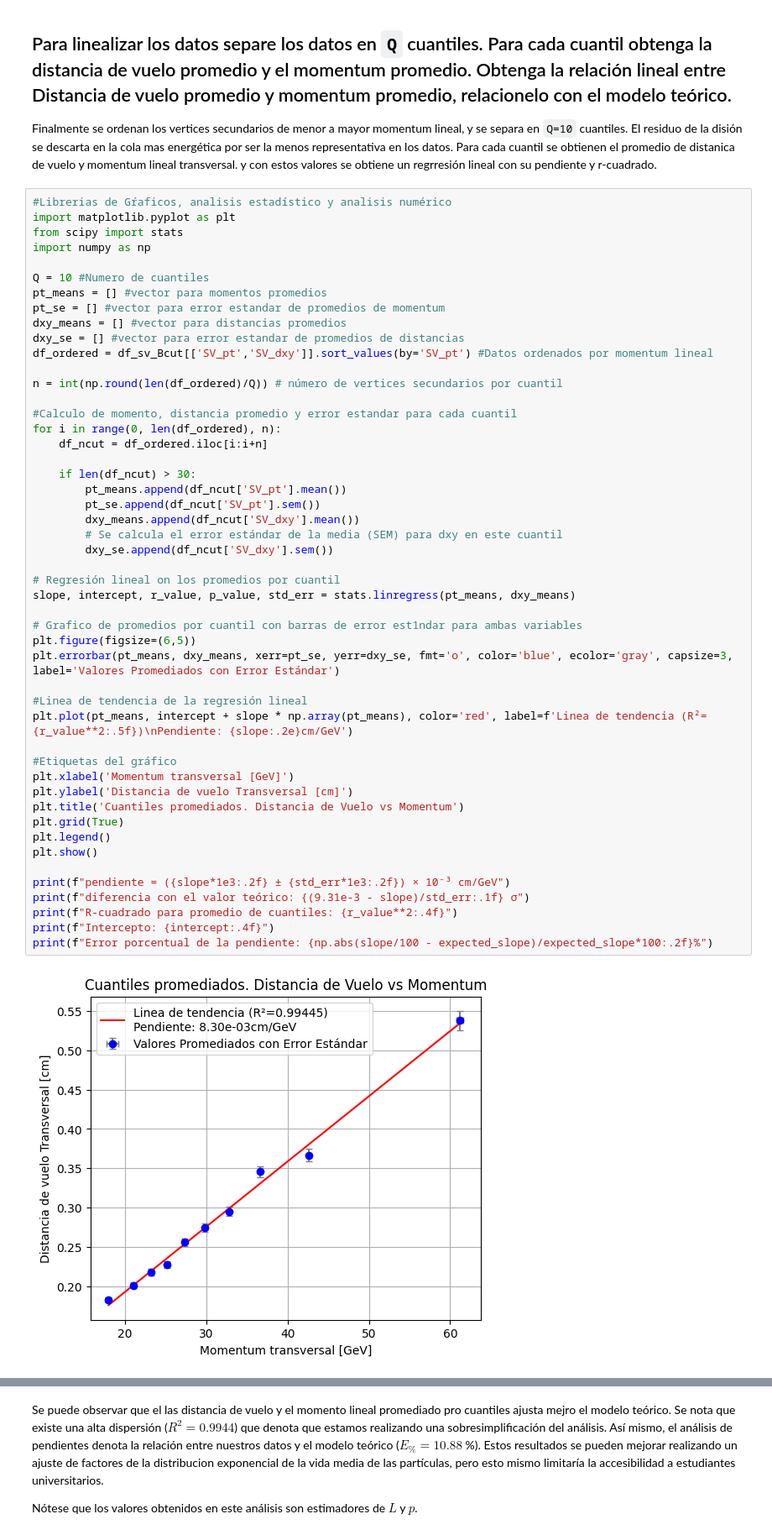
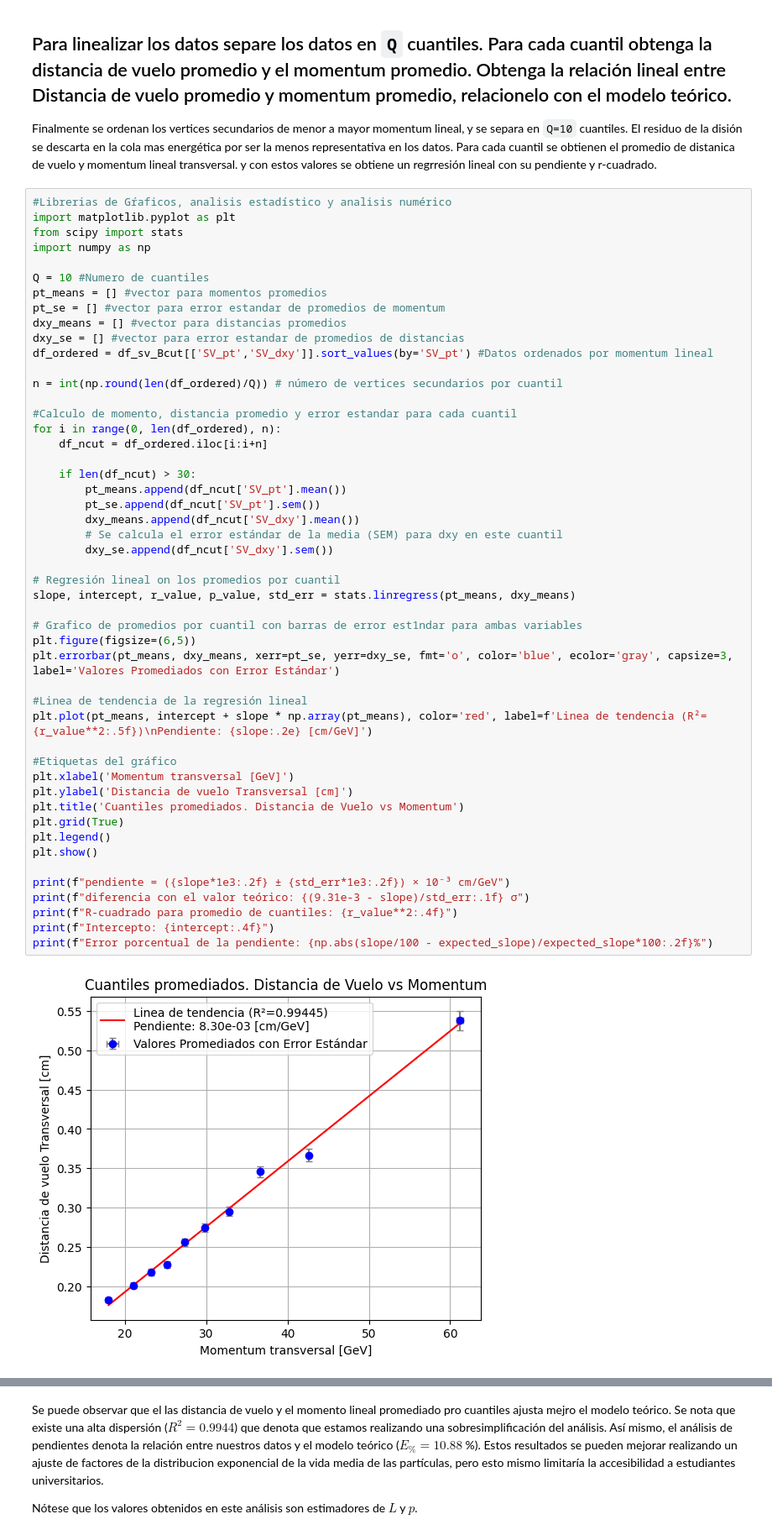
Before and after one commit to JonaJJSJ-crypto/Timedilation-with-CMS-open-Data, a Jupyter notebook: Guía_dilatación_temporal.ipynb, the cells around one changed output, grey strips where cells are left out. Shown at 84% size. Drawn from its saved outputs; the diff is of its cells as text.

```diff
--- a/Guía_dilatación_temporal.ipynb
+++ b/Guía_dilatación_temporal.ipynb
@@ -353,35 +353,35 @@ for i in range(0, len(df_ordered), n):
     if len(df_ncut) > 30:
         pt_means.append(df_ncut['SV_pt'].mean())
         pt_se.append(df_ncut['SV_pt'].sem())
         dxy_means.append(df_ncut['SV_dxy'].mean())
         # Se calcula el error estándar de la media (SEM) para dxy en este cuantil
         dxy_se.append(df_ncut['SV_dxy'].sem())
 
 # Regresión lineal on los promedios por cuantil
 slope, intercept, r_value, p_value, std_err = stats.linregress(pt_means, dxy_means)
 
 # Grafico de promedios por cuantil con barras de error est1ndar para ambas variables
 plt.figure(figsize=(6,5))
 plt.errorbar(pt_means, dxy_means, xerr=pt_se, yerr=dxy_se, fmt='o', color='blue', ecolor='gray', capsize=3, label='Valores Promediados con Error Estándar')
 
 #Linea de tendencia de la regresión lineal
-plt.plot(pt_means, intercept + slope * np.array(pt_means), color='red', label=f'Linea de tendencia (R²={r_value**2:.5f})\nPendiente: {slope:.2e}cm/GeV')
+plt.plot(pt_means, intercept + slope * np.array(pt_means), color='red', label=f'Linea de tendencia (R²={r_value**2:.5f})\nPendiente: {slope:.2e} [cm/GeV]')
 
 #Etiquetas del gráfico
 plt.xlabel('Momentum transversal [GeV]')
 plt.ylabel('Distancia de vuelo Transversal [cm]')
 plt.title('Cuantiles promediados. Distancia de Vuelo vs Momentum')
 plt.grid(True)
 plt.legend()
 plt.show()
 
 print(f"pendiente = ({slope*1e3:.2f} ± {std_err*1e3:.2f}) × 10⁻³ cm/GeV")
 print(f"diferencia con el valor teórico: {(9.31e-3 - slope)/std_err:.1f} σ")
 print(f"R-cuadrado para promedio de cuantiles: {r_value**2:.4f}")
 print(f"Intercepto: {intercept:.4f}")
 print(f"Error porcentual de la pendiente: {np.abs(slope/100 - expected_slope)/expected_slope*100:.2f}%")
 # %% [output]
-[figure, old version]
+[figure, new version]
 pendiente = (8.30 ± 0.22) × 10⁻³ cm/GeV
 diferencia con el valor teórico: 4.6 σ
 R-cuadrado para promedio de cuantiles: 0.9944
```
Also changed, not shown: parts of 1 cell of this notebook.
